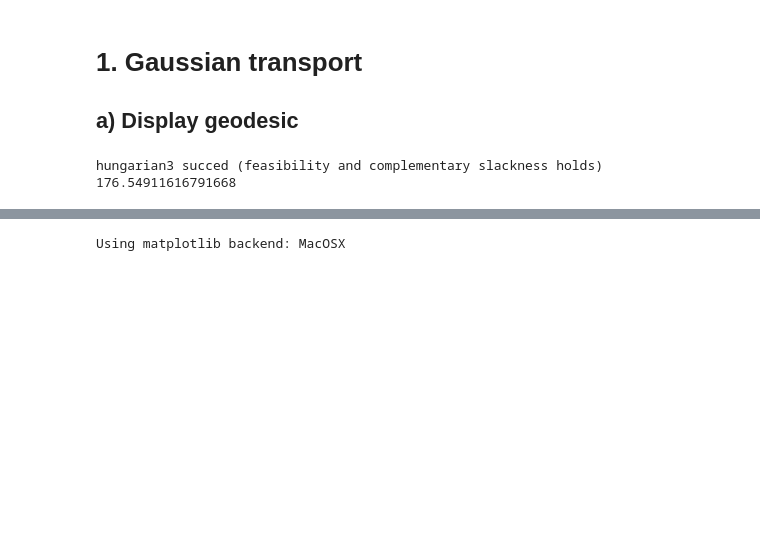
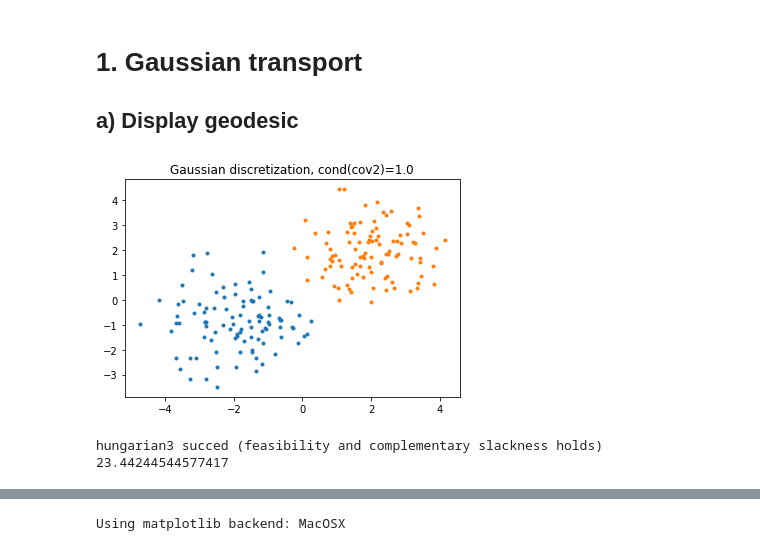
Before and after one commit to Benoit-Muller/Computational-Optimal-Transport, a Jupyter notebook: hungarian_analysis.ipynb, the cells around one changed output, grey strips where cells are left out. Cells and saved outputs as stored; diff of their text form; code cells hidden in the pictures; blank space fills up the shorter version.

```diff
--- a/hungarian_analysis.ipynb
+++ b/hungarian_analysis.ipynb
@@ -22,29 +19,31 @@ The autoreload extension is already loaded. To reload it, use:
 # %%
 %matplotlib inline
 rng = np.random.default_rng(1234)
-d = 50
+d = 2
 n=100
 if d==2:
     mean1, mean2 = np.array([-2,-1]), np.array([2,2])
 else:
     mean1, mean2 = rng.normal(size=d), rng.normal(size=d)
 cov1, cov2 = np.eye(d), np.eye(d)
 
 transport, W_true = gaussian_transport(mean1, cov1, mean2, cov2)
 mu, nu, C = gaussian_discreatization(mean1, cov1, mean2, cov2, n, rng)
 
 if d==2:
     plt.plot(mu[:,0],mu[:,1],'.')
     plt.title("Gaussian discretization, cond(cov1)="+str(np.linalg.cond(cov1)))
     plt.plot(nu[:,0],nu[:,1],'.')
     plt.title("Gaussian discretization, cond(cov2)="+str(np.linalg.cond(cov2)))
     plt.savefig("graphics/hungarian_mu_nu.pdf")
+# %% [output]
+[figure, added]
 # %%
 row,x,phi,U,V, W_hungarian = hungarian3(C,tol=1e1)
 print(W_hungarian)
 # %% [output]
 hungarian3 succed (feasibility and complementary slackness holds)
-176.54911616791668
+23.44244544577417
 # %%
 row = row.astype(np.int16)
 print("W_true =",W_true)
```
Also changed, not shown: parts of 7 cells of this notebook, 9 other files.
